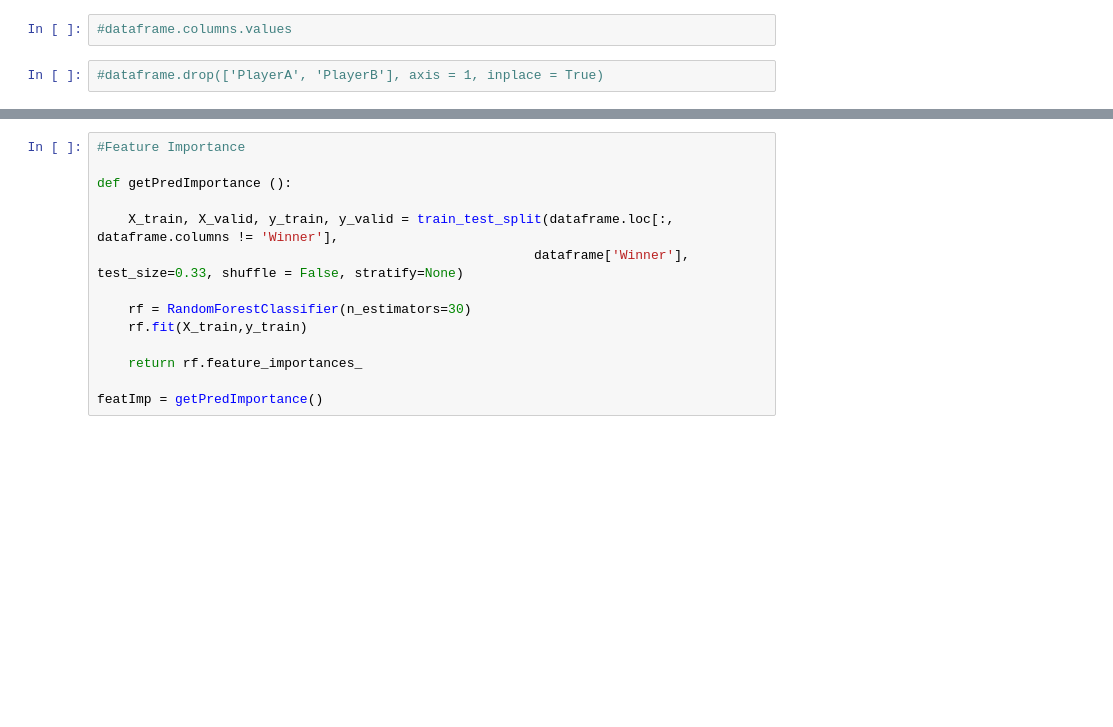
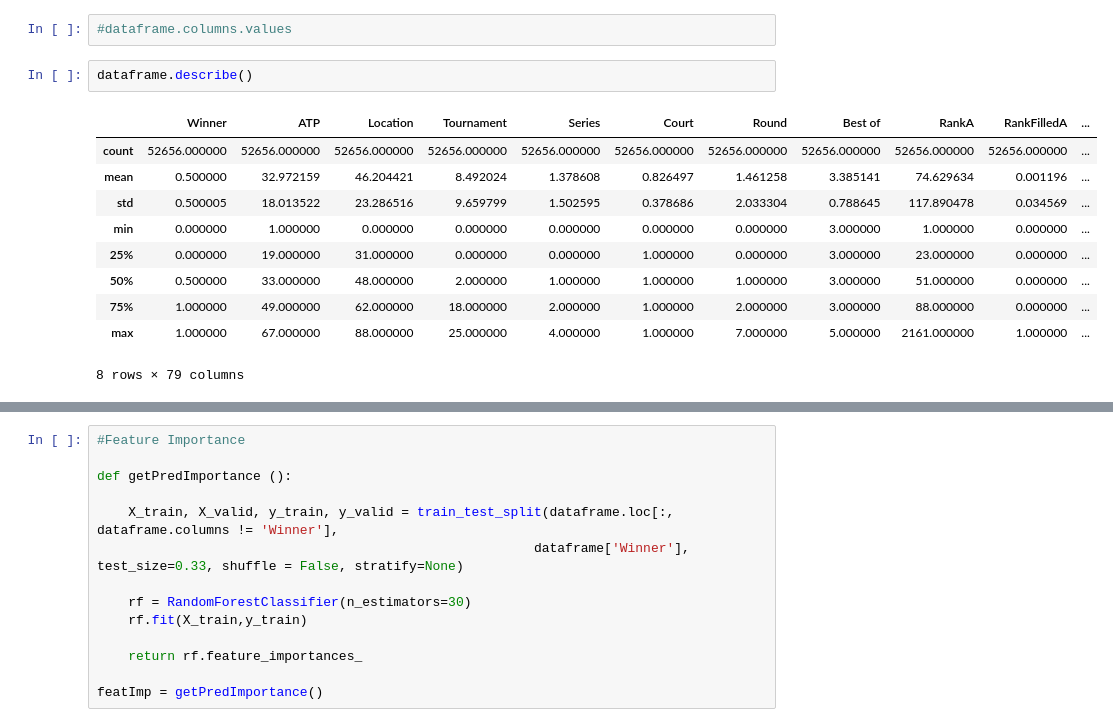
Before and after one commit to RiccardoSpolaor/Predict_Winner_2020_Australian_Open, a Jupyter notebook: 04 Validating The Prediction Model.ipynb, the cells around one changed output, grey strips where cells are left out. Cells and saved outputs as stored; diff of their text form; blank space fills up the shorter version.

```diff
--- a/04 Validating The Prediction Model.ipynb
+++ b/04 Validating The Prediction Model.ipynb
@@ -87,8 +87,19 @@ for i, df in enumerate(cutDataframes):
 #dataframe = dataframe[dataframe['csvID'] > 16]
 # %%
 #dataframe.columns.values
-# %%
-#dataframe.drop(['PlayerA', 'PlayerB'], axis = 1, inplace = True)
+# %%
+dataframe.describe()
+# %% [output]
+|  | Winner | ATP | Location | Tournament | Series | Court | Round | Best of | RankA | RankFilledA | ... |
+| count | 52656.000000 | 52656.000000 | 52656.000000 | 52656.000000 | 52656.000000 | 52656.000000 | 52656.000000 | 52656.000000 | 52656.000000 | 52656.000000 | ... |
+| mean | 0.500000 | 32.972159 | 46.204421 | 8.492024 | 1.378608 | 0.826497 | 1.461258 | 3.385141 | 74.629634 | 0.001196 | ... |
+| std | 0.500005 | 18.013522 | 23.286516 | 9.659799 | 1.502595 | 0.378686 | 2.033304 | 0.788645 | 117.890478 | 0.034569 | ... |
+| min | 0.000000 | 1.000000 | 0.000000 | 0.000000 | 0.000000 | 0.000000 | 0.000000 | 3.000000 | 1.000000 | 0.000000 | ... |
+| 25% | 0.000000 | 19.000000 | 31.000000 | 0.000000 | 0.000000 | 1.000000 | 0.000000 | 3.000000 | 23.000000 | 0.000000 | ... |
+| 50% | 0.500000 | 33.000000 | 48.000000 | 2.000000 | 1.000000 | 1.000000 | 1.000000 | 3.000000 | 51.000000 | 0.000000 | ... |
+| 75% | 1.000000 | 49.000000 | 62.000000 | 18.000000 | 2.000000 | 1.000000 | 2.000000 | 3.000000 | 88.000000 | 0.000000 | ... |
+| max | 1.000000 | 67.000000 | 88.000000 | 25.000000 | 4.000000 | 1.000000 | 7.000000 | 5.000000 | 2161.000000 | 1.000000 | ... |
+8 rows × 79 columns
 # %%
 from sklearn.model_selection import train_test_split
 from sklearn import tree
```
Also changed, not shown: parts of 6 cells of this notebook, 16 other files.
